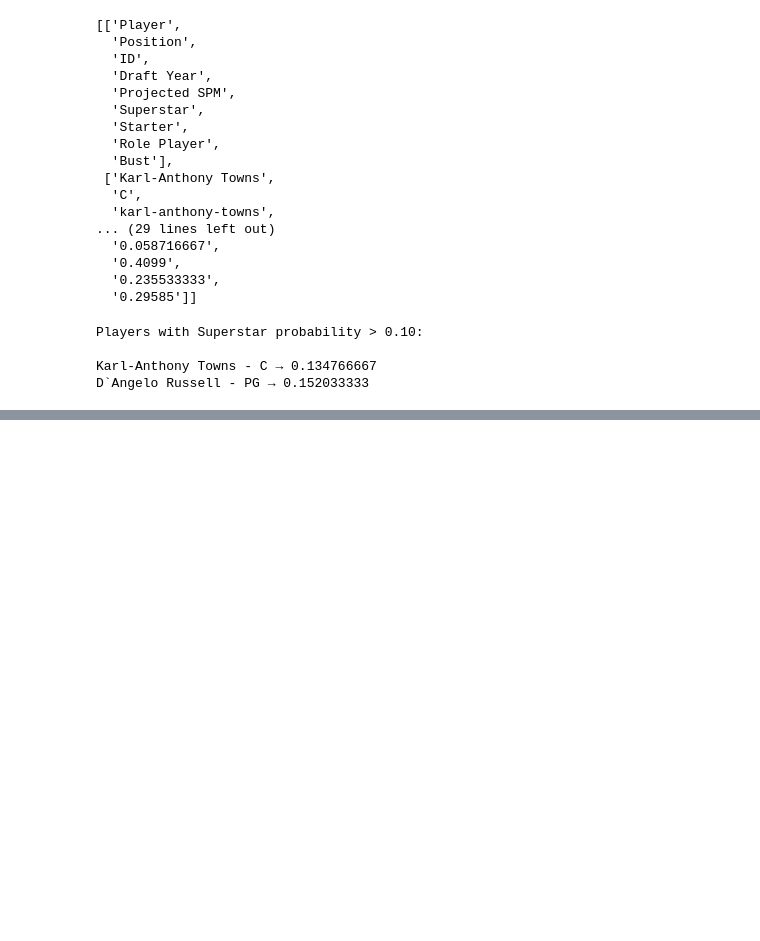
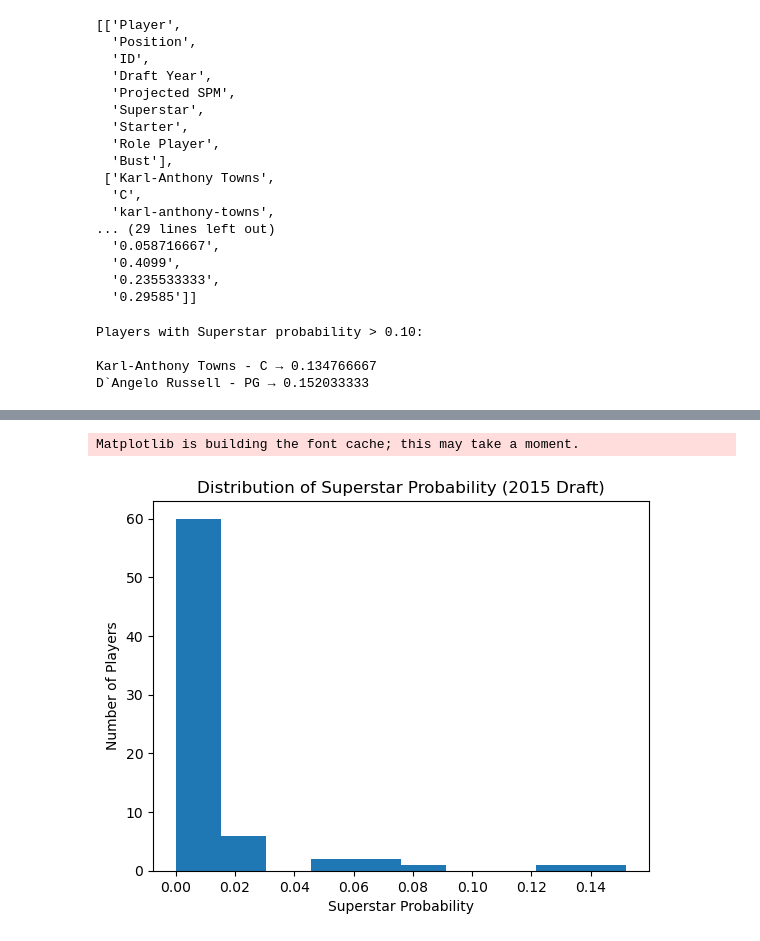
Before and after one commit to hunterthompson247/CS130-project, a Jupyter notebook: analysis.ipynb, the cells around one changed output, grey strips where cells are left out. Cells and saved outputs as stored; diff of their text form; code cells hidden in the pictures; blank space fills up the shorter version.

```diff
--- a/analysis.ipynb
+++ b/analysis.ipynb
@@ -89,0 +101,26 @@ D`Angelo Russell - PG → 0.152033333
+# %%
+header = data[0]
+rows = data[1:]
+
+draft_year_idx = header.index("Draft Year")
+spm_idx = header.index("Projected SPM")
+
+# Filter only 2015 draft players
+players_2015 = [row for row in rows if row[draft_year_idx] == "2015"]
+
+# Convert Projected SPM to float for correct sorting
+for row in players_2015:
+    row[spm_idx] = float(row[spm_idx])
+
+# Sort by Projected SPM (highest first)
+top_10_players = sorted(
+    players_2015,
+    key=lambda r: r[spm_idx],
+    reverse=True
+)[:10]
+# %%
+draft_year_idx = header.index("Draft Year")
+
+players_2015 = [row for row in rows if row[draft_year_idx] == "2015"]
+
+print("Number of 2015 players:", len(players_2015))
@@ -89,0 +167,13 @@ D`Angelo Russell - PG → 0.152033333
+# %%
+import matplotlib.pyplot as plt
+
+superstar_probs = [row[superstar_idx] for row in players_2015]
+
+plt.hist(superstar_probs, bins=10)
+plt.title("Distribution of Superstar Probability (2015 Draft)")
+plt.xlabel("Superstar Probability")
+plt.ylabel("Number of Players")
+plt.show()
+# %% [output]
+Matplotlib is building the font cache; this may take a moment.
+[figure, added]
```
Also changed, not shown: parts of 6 cells of this notebook, 7 other files.
